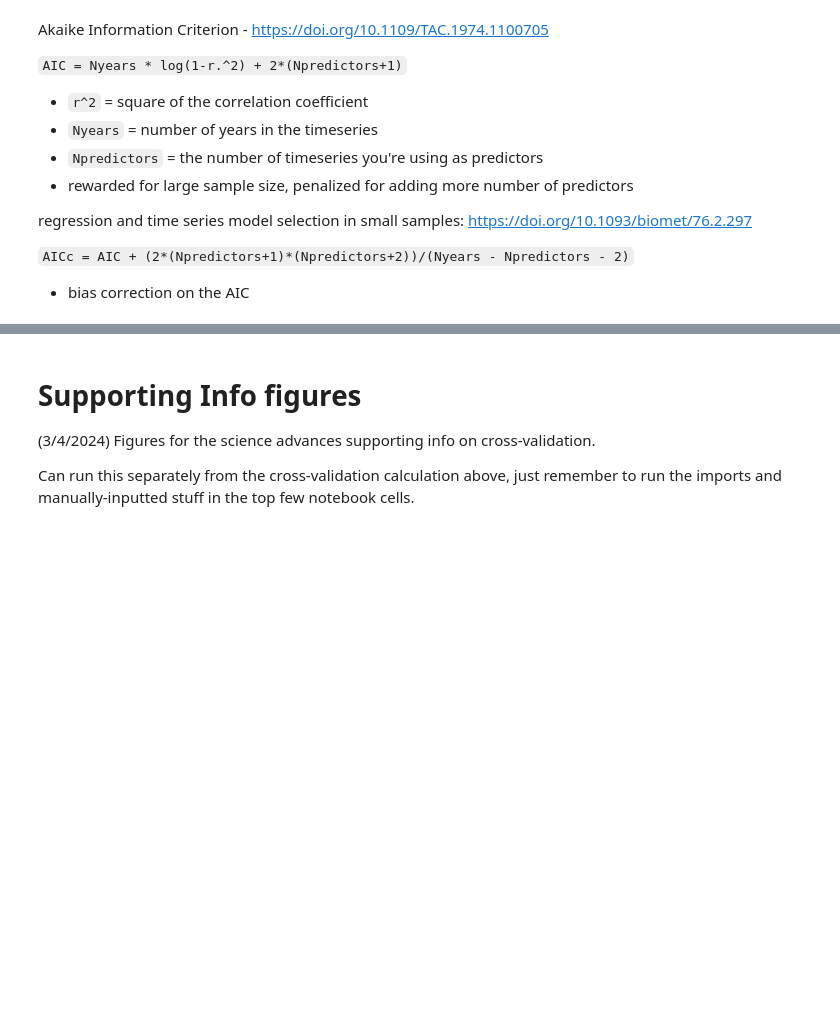
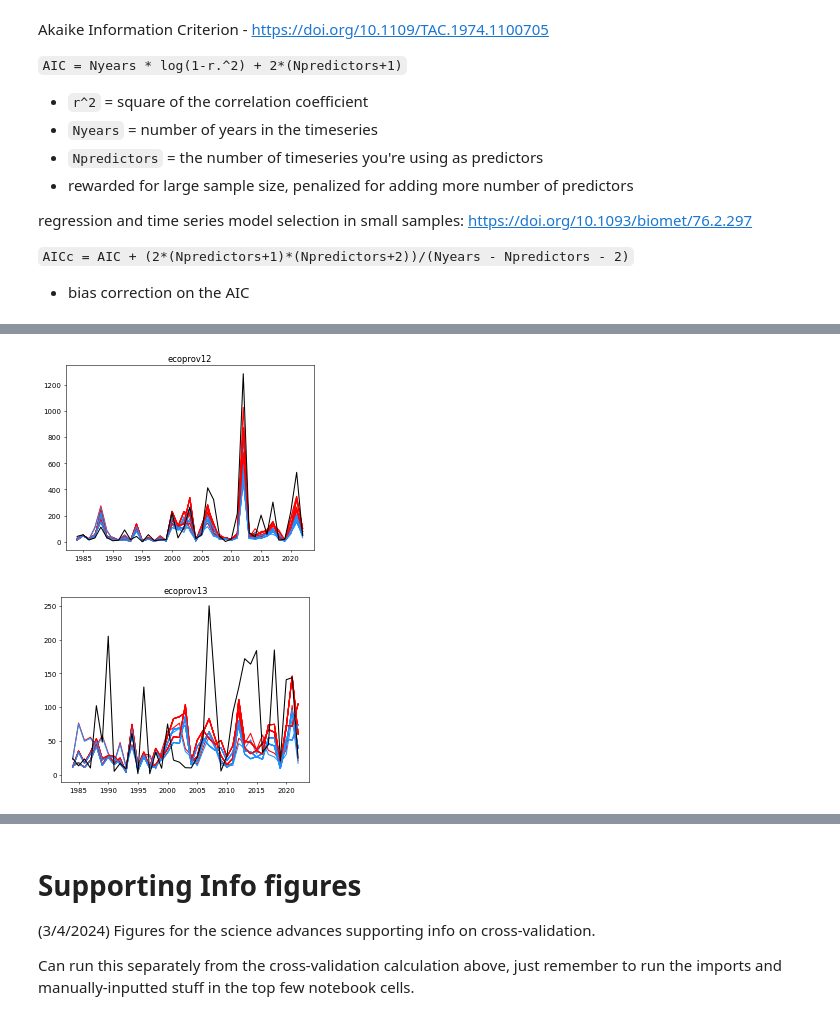
Before and after one commit to cjuang/Juang-gSST-Fires, a Jupyter notebook: Model_Akaike_CrossValid.ipynb, the cells around one changed output, grey strips where cells are left out. Saved outputs shown, nothing was run; the diff lists cells and outputs as text; code cells hidden in the pictures; blank space fills up the shorter version.

```diff
--- a/Model_Akaike_CrossValid.ipynb
+++ b/Model_Akaike_CrossValid.ipynb
@@ -378,19 +262,29 @@ BA_obsfor = pd.DataFrame(BA_obsfor, index=years, columns=dfnames)
 BA_obsnon = pd.DataFrame(BA_obsnon, index=years, columns=dfnames)
 # %%
 # same model for FOREST area
+
 print('FOREST')
 landname = 'for'
 labels = dfframesfor['ecoprov1'].columns.values # each climate variable
 
 for iregion in np.arange(len(province_num)):
+
+
     print('+++ model for ' + dfnames[iregion] + '\t AICC \t r-value')
     # PLOT
     fig, ax = plt.subplots(dpi=50)
     ax.plot(years, wumifor.iloc[:,iregion], color='k', zorder=2)
     ax.set_title(dfnames[iregion])
-    BACVtmpstorage = np.zeros(len(wumifor.iloc[:,0])) # storage
-    BACVtmpstorageDT = np.zeros(len(wumifor.iloc[:,0])) # storage for dt scenario
+    BACVtmpstorage = np.zeros((len(wuminon.iloc[:,0]),
+                               len(errormatrix)))  # storage
+    BACVtmpstorageDT = np.zeros((len(wuminon.iloc[:,0]),
+                                 len(errormatrix)))  # storage for dt scenario
+    thisname = dfnames[iregion]
     for leavethis in groupsleaveout:
+        nameslist = [] # use this for-loop to get df column names
+        for j in np.arange(0,nensemble):
+            thisnamek = thisname +'_'+str(j) # unique for-loop to get col names
+            nameslist.append(thisnamek)
         #print('these groups left out: {}'.format(leavethis))
         tmpr = np.zeros(len(labels)) # storage for regression correlation
         tmpr_clim = np.zeros(len(labels)) # storage for r corr, clim vs. BA
@@ -478,20 +372,10 @@ for iregion in np.arange(len(province_num)):
             dfmodelfor[dfnames[iregion]] = [labels[i] for i in tmpi] # add this ecoregion's values to list0.
 
             # (9/8/2024) ADD ERROR ENSEMBLE
-            # create random error matrix (with replacement, index left in)
-            istop = 0
-            iyears = np.arange(0,len(years)) # index of each year
-            errormatrix = np.empty((0,len(years)))
-            while istop < (nensemble):
-                # randomly select errors and construct a timeseries (years x ensembles)
-                tmprandom = np.array([np.random.choice(iyears) for i in range(len(iyears))])
-                tmprandom = tmprandom.reshape(1, -1)
-                errormatrix = np.concatenate([errormatrix,
-                                              tmprandom], axis=0)
-                istop+=1
+
             # error time series (BA obs - model)
             tmpBA_error_log10 = BA_obsfor.iloc[:,iregion] - tmppred
-            # get nensemble of random errors
+            # get nensemble of sequence of errors
             tmpBA_randomerror = np.empty((0,len(years)))
             for j in np.arange(0,nensemble):
                 tmpcolerror = tmpBA_error_log10.iloc[errormatrix[j]].values.reshape(1, -1)
@@ -505,7 +389,7 @@ for iregion in np.arange(len(province_num)):
             # take mean mod+error of all n columns
             tmpBA_mod_plus_error1 = tmpBA_mod_plus_error.mean(axis=1).values
             # make this the new tmppred (the BA_mod) (convert back to log10)
-            tmppred = np.log10(tmpBA_mod_plus_error1)
+            tmppred = np.log10(tmpBA_mod_plus_error)
 
             # (11/17/2025) Predict climate under detrended gSST scenario
             # fits it to the model trained on observed climate
@@ -520,22 +404,17 @@ for iregion in np.arange(len(province_num)):
             # take mean mod+error of all n columns
             tmpBA_mod_plus_error1 = tmpBA_mod_plus_error.mean(axis=1).values
             # make this the new tmppred (the BA_mod) (convert back to log10)
-            tmppred_DT = np.log10(tmpBA_mod_plus_error1)
+            tmppred_DT = np.log10(tmpBA_mod_plus_error)
 
 
             # save the predicted values (only the out-of-sample ones
-            BACVtmpstorage[leavethis] = tmppred[leavethis]
-            BACVtmpstorageDT[leavethis] = tmppred_DT[leavethis]
+            BACVtmpstorage[leavethis] = tmppred.iloc[leavethis,:]
+            BACVtmpstorageDT[leavethis] = tmppred_DT.iloc[leavethis,:]
 
             # PLOT
-            ax.plot(years, 10**(tmppred), color='red', zorder=0)
-            ax.plot(years, 10**(tmppred_DT), color='dodgerblue', zorder=0)
+            ax.plot(years, 10**(tmppred.mean(axis=1)), color='red', zorder=0)
+            ax.plot(years, 10**(tmppred_DT.mean(axis=1)), color='dodgerblue', zorder=0)
 
-            # save the predicted values (only the out-of-sample ones
-            BACVtmpstorage[leavethis] = tmppred[leavethis]
-
-            # PLOT
-            ax.plot(years, 10**(tmppred), color='red', zorder=0)
             continue # leave this loop
 
         # calculate residuals from one-variable model
@@ -633,14 +512,7 @@ for iregion in np.arange(len(province_num)):
         # create random error matrix (with replacement, index left in)
         istop = 0
         iyears = np.arange(0,len(years)) # index of each year
-        errormatrix = np.empty((0,len(years)))
-        while istop < (nensemble):
-            # randomly select errors and construct a timeseries (years x ensembles)
-            tmprandom = np.array([np.random.choice(iyears) for i in range(len(iyears))])
-            tmprandom = tmprandom.reshape(1, -1)
-            errormatrix = np.concatenate([errormatrix,
-                                          tmprandom], axis=0)
-            istop+=1
+
         # error time series (BA obs - model)
         tmpBA_error_log10 = BA_obsfor.iloc[:,iregion] - tmppred
         # get nensemble of random errors
@@ -657,7 +529,7 @@ for iregion in np.arange(len(province_num)):
         # take mean mod+error of all n columns
         tmpBA_mod_plus_error1 = tmpBA_mod_plus_error.mean(axis=1).values
         # make this the new tmppred (the BA_mod) (convert back to log10)
-        tmppred = np.log10(tmpBA_mod_plus_error1)
+        tmppred = np.log10(tmpBA_mod_plus_error)
 
         # (11/17/2025) Predict climate under detrended gSST scenario
         # fits it to the model trained on observed climate
@@ -672,19 +544,25 @@ for iregion in np.arange(len(province_num)):
         # take mean mod+error of all n columns
         tmpBA_mod_plus_error1 = tmpBA_mod_plus_error.mean(axis=1).values
         # make this the new tmppred (the BA_mod) (convert back to log10)
-        tmppred_DT = np.log10(tmpBA_mod_plus_error1)
+        tmppred_DT = np.log10(tmpBA_mod_plus_error)
 
         # PLOT
-        ax.plot(years, 10**(tmppred), color='red', zorder=0)
-        ax.plot(years, 10**(tmppred_DT), color='dodgerblue', zorder=0)
+        ax.plot(years, 10**(tmppred.mean(axis=1)), color='red', zorder=0)
+        ax.plot(years, 10**(tmppred_DT.mean(axis=1)), color='dodgerblue', zorder=0)
 
-        # save the predicted values (only the out-of-sample ones
-        BACVtmpstorage[leavethis] = tmppred[leavethis]
-        BACVtmpstorageDT[leavethis] = tmppred_DT[leavethis]
+        # save the predicted values (only the out-of-sample ones)
+        tmppred.columns = nameslist # rename columns to ecoprovince_k
+        tmppred_DT.columns = nameslist
+        BACVtmpstorage[leavethis] = tmppred.iloc[leavethis,:]
+        BACVtmpstorageDT[leavethis] = tmppred_DT.iloc[leavethis,:]
+
 
         dfmodelfor[dfnames[iregion]] = [labels[i] for i in tmpi] # add this ecoregion's values to list0.
     #print(BACVtmpstorage)
+    # turn it into a pandas dataframe
+    BACVtmpstorage_df = pd.DataFrame(BACVtmpstorage, index=years, columns=nameslist)
+    BACVtmpstorageDT_df = pd.DataFrame(BACVtmpstorageDT, index=years, columns=nameslist)
     # store it for the ecoprovince
-    BACVpredfor[dfnames[iregion]] = BACVtmpstorage
-    BACVsstfor[dfnames[iregion]] = BACVtmpstorageDT
+    BACVpredfor[dfnames[iregion]] = BACVtmpstorage_df
+    BACVsstfor[dfnames[iregion]] = BACVtmpstorageDT_df
 # %% [output]
@@ -704,0 +569,2 @@ FOREST
+[figure, added]
+[figure, added]
```
Also changed, not shown: parts of 42 cells of this notebook, 28 other files.
